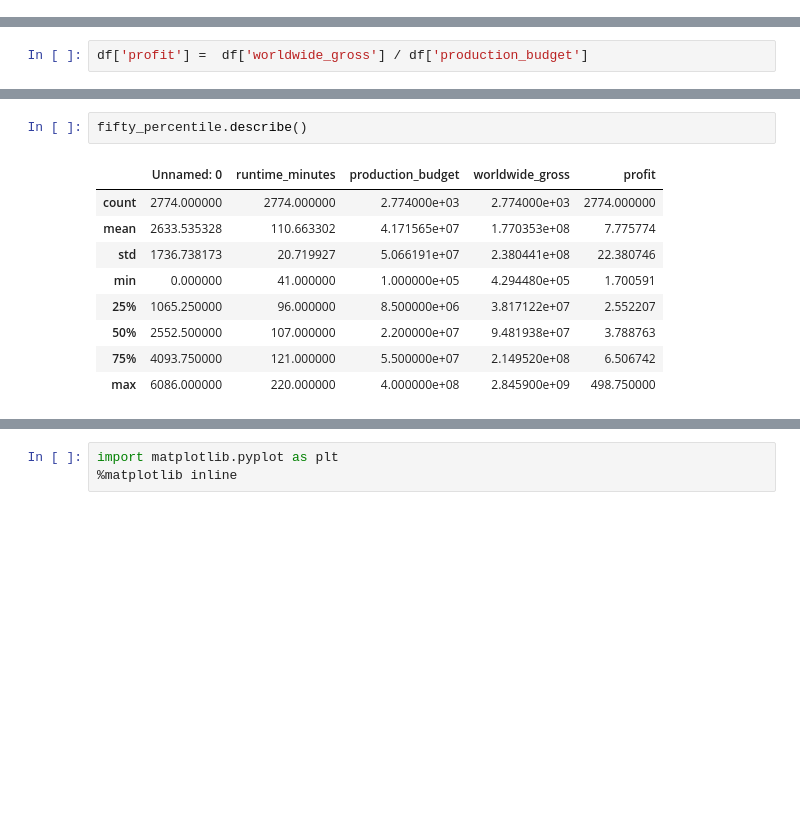
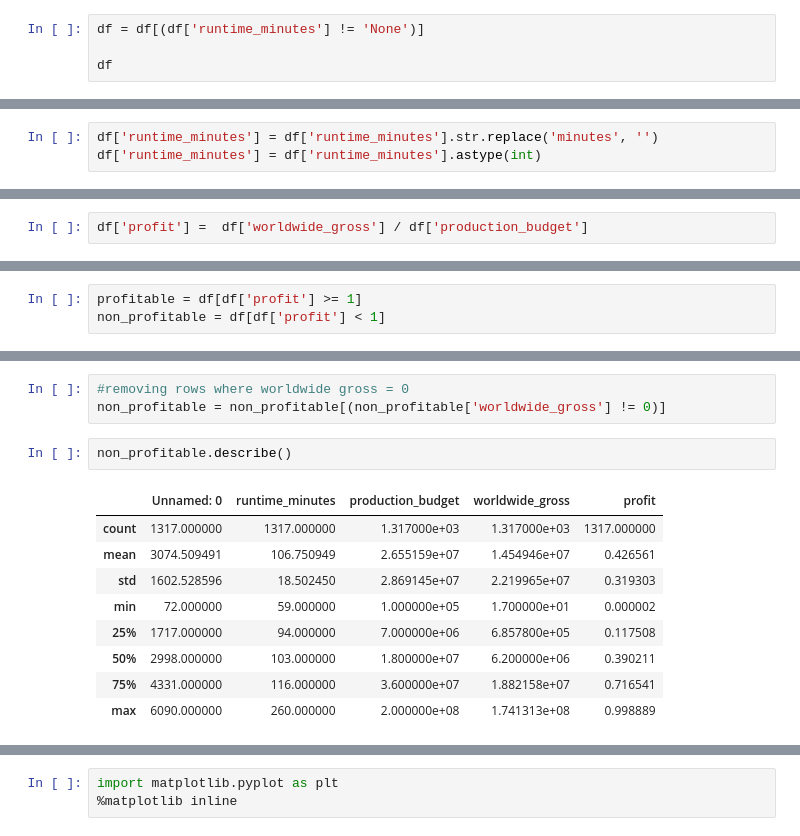
Before and after one commit to czarinagluna/Microsoft-Movie-Recommendations, a Jupyter notebook: Runtime Correlations-Sally.ipynb, the cells around one changed output, grey strips where cells are left out. Drawn from its saved outputs; the diff is of its cells as text; blank space fills up the shorter version.

```diff
--- a/Runtime Correlations-Sally.ipynb
+++ b/Runtime Correlations-Sally.ipynb
@@ -70,3 +74,7 @@ df
 | 6098 | 6098 | None | Horror | None | United States | Nov 10, 2015 | The Night Visitor | ... |
 | 6099 | 6099 | 81 minutes | Drama | None | United States | Jul 7, 2015 | Tiger Orange | ... |
 6100 rows × 10 columns
+# %%
+df = df[(df['runtime_minutes'] != 'None')]
+
+df
@@ -72,0 +95,3 @@ df
+# %%
+df['runtime_minutes'] = df['runtime_minutes'].str.replace('minutes', '')
+df['runtime_minutes'] = df['runtime_minutes'].astype(int)
@@ -156 +156,4 @@ df.head(20)
+# %%
+profitable = df[df['profit'] >= 1]
+non_profitable = df[df['profit'] < 1]
 # %%
@@ -227,12 +198,15 @@ fifty_percentile['runtime_minutes'] = fifty_percentile['runtime_minutes'].astype
+# %%
+#removing rows where worldwide gross = 0
+non_profitable = non_profitable[(non_profitable['worldwide_gross'] != 0)]
 # %%
-fifty_percentile.describe()
+non_profitable.describe()
 # %% [output]
 |  | Unnamed: 0 | runtime_minutes | production_budget | worldwide_gross | profit |
-| count | 2774.000000 | 2774.000000 | 2.774000e+03 | 2.774000e+03 | 2774.000000 |
-| mean | 2633.535328 | 110.663302 | 4.171565e+07 | 1.770353e+08 | 7.775774 |
-| std | 1736.738173 | 20.719927 | 5.066191e+07 | 2.380441e+08 | 22.380746 |
-| min | 0.000000 | 41.000000 | 1.000000e+05 | 4.294480e+05 | 1.700591 |
-| 25% | 1065.250000 | 96.000000 | 8.500000e+06 | 3.817122e+07 | 2.552207 |
-| 50% | 2552.500000 | 107.000000 | 2.200000e+07 | 9.481938e+07 | 3.788763 |
-| 75% | 4093.750000 | 121.000000 | 5.500000e+07 | 2.149520e+08 | 6.506742 |
-| max | 6086.000000 | 220.000000 | 4.000000e+08 | 2.845900e+09 | 498.750000 |
+| count | 1317.000000 | 1317.000000 | 1.317000e+03 | 1.317000e+03 | 1317.000000 |
+| mean | 3074.509491 | 106.750949 | 2.655159e+07 | 1.454946e+07 | 0.426561 |
+| std | 1602.528596 | 18.502450 | 2.869145e+07 | 2.219965e+07 | 0.319303 |
+| min | 72.000000 | 59.000000 | 1.000000e+05 | 1.700000e+01 | 0.000002 |
+| 25% | 1717.000000 | 94.000000 | 7.000000e+06 | 6.857800e+05 | 0.117508 |
+| 50% | 2998.000000 | 103.000000 | 1.800000e+07 | 6.200000e+06 | 0.390211 |
+| 75% | 4331.000000 | 116.000000 | 3.600000e+07 | 1.882158e+07 | 0.716541 |
+| max | 6090.000000 | 260.000000 | 2.000000e+08 | 1.741313e+08 | 0.998889 |
```
Also changed, not shown: parts of 44 cells of this notebook.
